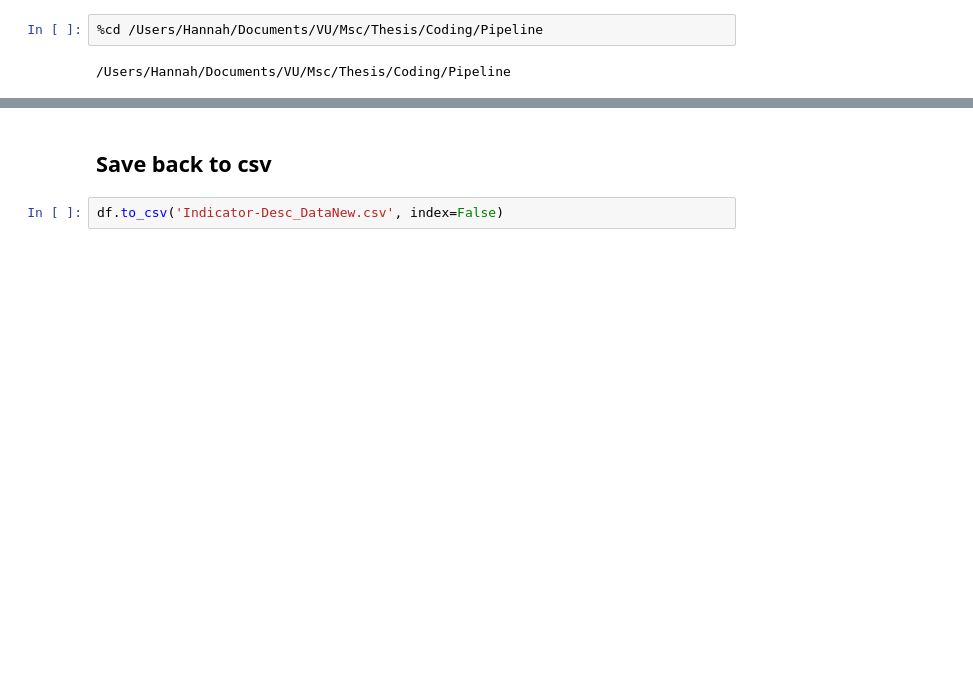
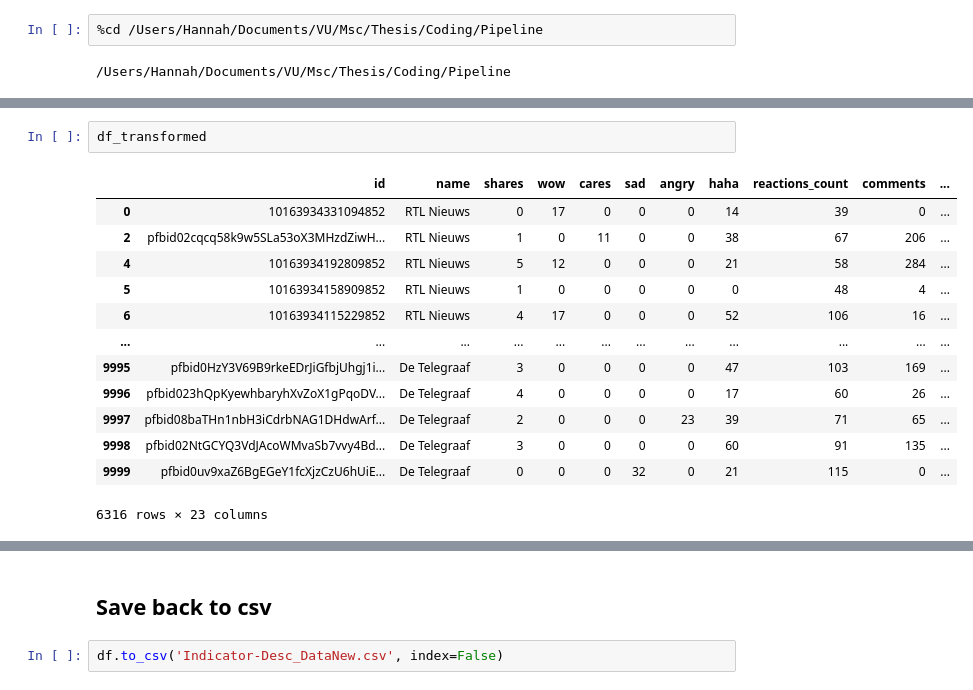
Before and after one commit to hannahvangoor/Dutch-Controversy-Detection, a Jupyter notebook: Indicator:Descriptive.ipynb, the cells around one changed output, grey strips where cells are left out. Cells and saved outputs as stored; diff of their text form; blank space fills up the shorter version.

```diff
--- a/Indicator:Descriptive.ipynb
+++ b/Indicator:Descriptive.ipynb
@@ -380,0 +480,16 @@ Total Hahas: 296594
+# %%
+df_transformed
+# %% [output]
+|  | id | name | shares | wow | cares | sad | angry | haha | reactions_count | comments | ... |
+| 0 | 10163934331094852 | RTL Nieuws | 0 | 17 | 0 | 0 | 0 | 14 | 39 | 0 | ... |
+| 2 | pfbid02cqcq58k9w5SLa53oX3MHzdZiwH... | RTL Nieuws | 1 | 0 | 11 | 0 | 0 | 38 | 67 | 206 | ... |
+| 4 | 10163934192809852 | RTL Nieuws | 5 | 12 | 0 | 0 | 0 | 21 | 58 | 284 | ... |
+| 5 | 10163934158909852 | RTL Nieuws | 1 | 0 | 0 | 0 | 0 | 0 | 48 | 4 | ... |
+| 6 | 10163934115229852 | RTL Nieuws | 4 | 17 | 0 | 0 | 0 | 52 | 106 | 16 | ... |
+| ... | ... | ... | ... | ... | ... | ... | ... | ... | ... | ... | ... |
+| 9995 | pfbid0HzY3V69B9rkeEDrJiGfbjUhgj1i... | De Telegraaf | 3 | 0 | 0 | 0 | 0 | 47 | 103 | 169 | ... |
+| 9996 | pfbid023hQpKyewhbaryhXvZoX1gPqoDV... | De Telegraaf | 4 | 0 | 0 | 0 | 0 | 17 | 60 | 26 | ... |
+| 9997 | pfbid08baTHn1nbH3iCdrbNAG1DHdwArf... | De Telegraaf | 2 | 0 | 0 | 0 | 23 | 39 | 71 | 65 | ... |
+| 9998 | pfbid02NtGCYQ3VdJAcoWMvaSb7vvy4Bd... | De Telegraaf | 3 | 0 | 0 | 0 | 0 | 60 | 91 | 135 | ... |
+| 9999 | pfbid0uv9xaZ6BgEGeY1fcXjzCzU6hUiE... | De Telegraaf | 0 | 0 | 0 | 32 | 0 | 21 | 115 | 0 | ... |
+6316 rows × 23 columns
```
Also changed, not shown: parts of 6 cells of this notebook, 2 other files.
